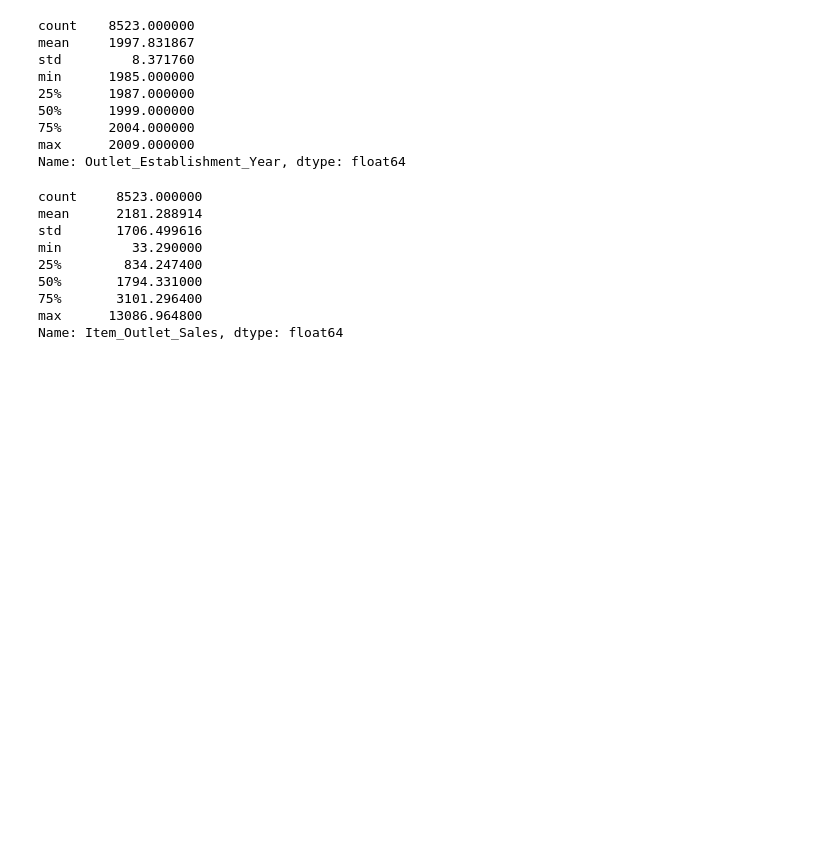
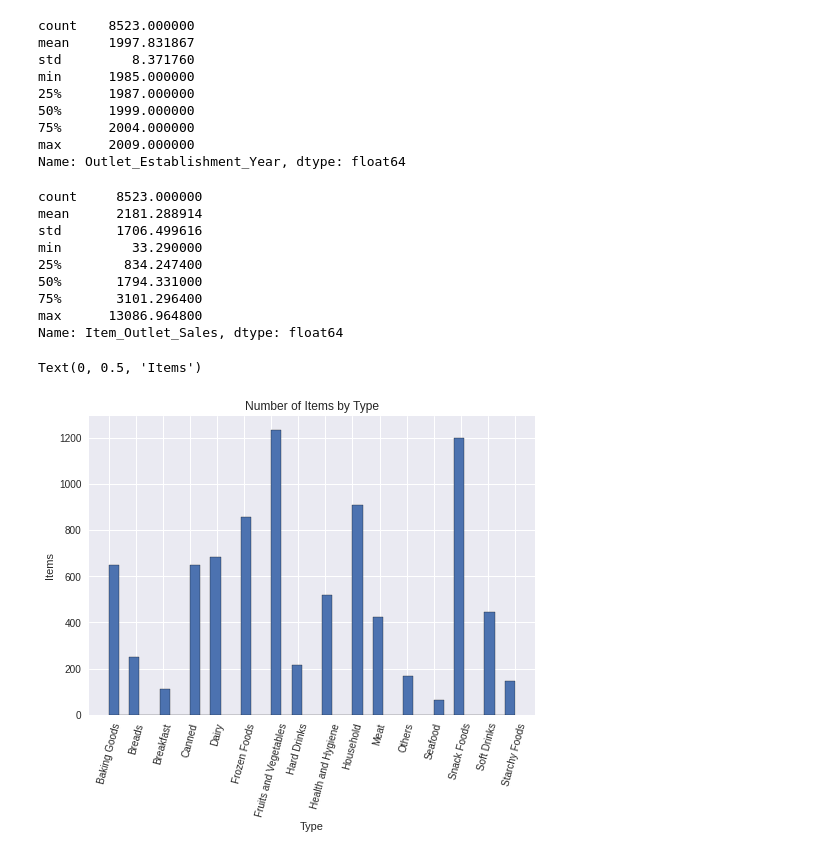
Before and after one commit to blakedshull/datascience, a Jupyter notebook: Sales_Predictions.ipynb, the cells around one changed output. Drawn from its saved outputs; the diff is of its cells as text; code cells hidden in the pictures; blank space fills up the shorter version.

```diff
--- a/Sales_Predictions.ipynb
+++ b/Sales_Predictions.ipynb
@@ -258,0 +262,13 @@ Name: Item_Outlet_Sales, dtype: float64
+# %%
+plt.style.use('seaborn')
+alphabetized = df.sort_values('Item_Type')
+alphabetized = alphabetized.sort_values('Item_Type')
+alphabetized['Item_Type'].hist(bins = 40,
+                                   edgecolor='black')
+plt.xticks(rotation = 75)
+plt.title("Number of Items by Type")
+plt.xlabel("Type")
+plt.ylabel("Items")
+# %% [output]
+Text(0, 0.5, 'Items')
+[figure, added]
```
Also changed, not shown: parts of 8 cells of this notebook.
